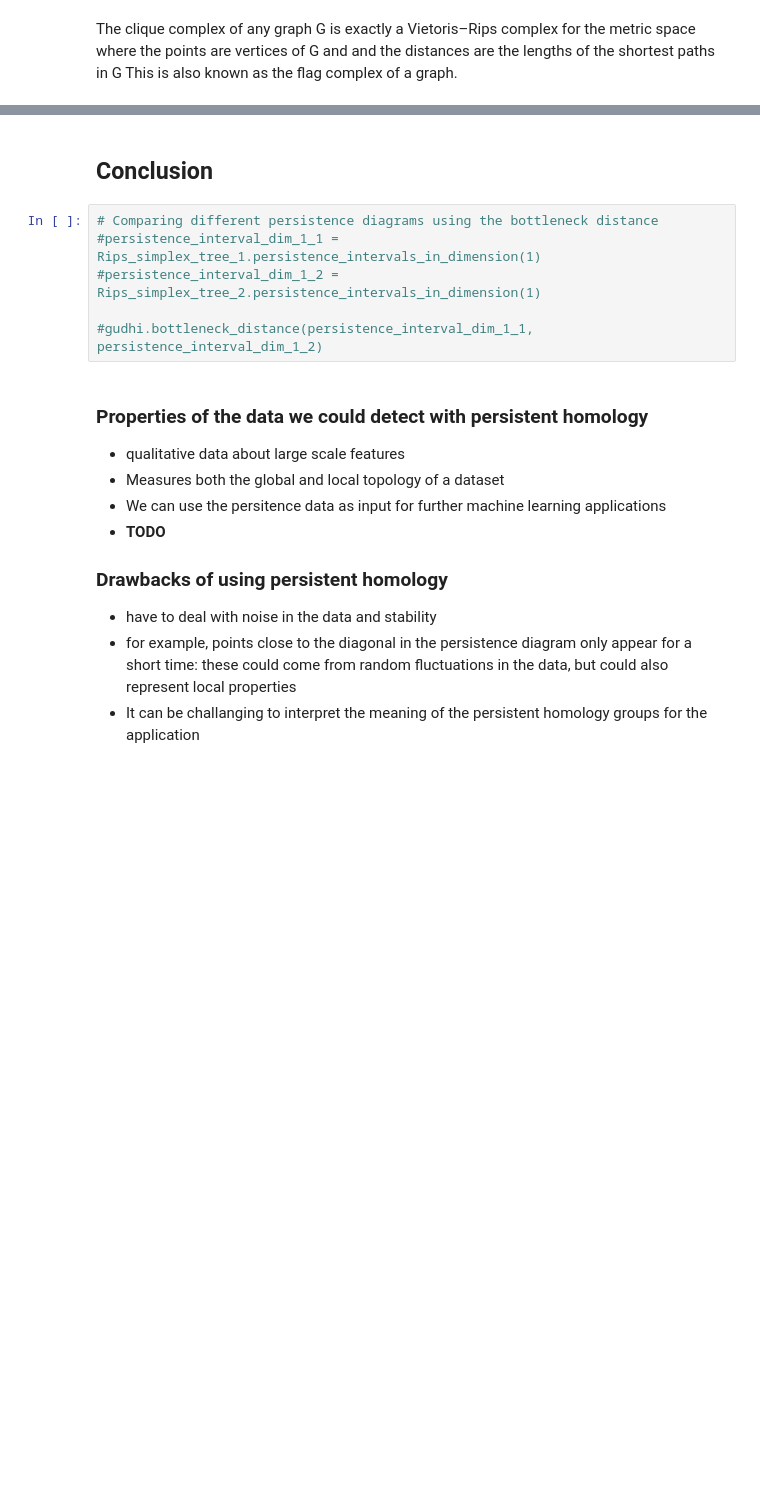
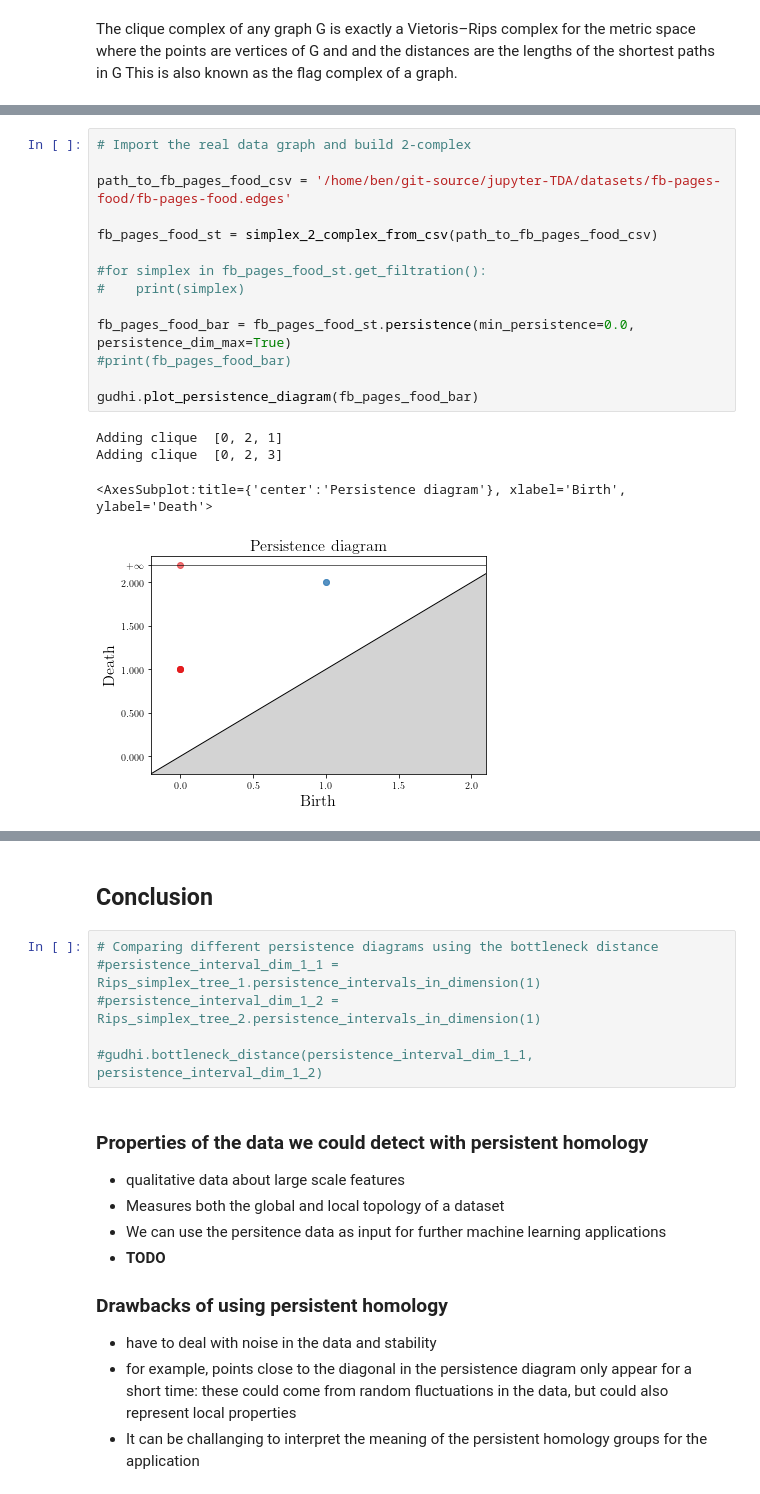
Before and after one commit to ben300694/jupyter-TDA, a Jupyter notebook: persistent_homology_15_min_intro.ipynb, the cells around one changed output, grey strips where cells are left out. Saved outputs shown, nothing was run; the diff lists cells and outputs as text; blank space fills up the shorter version.

```diff
--- a/persistent_homology_15_min_intro.ipynb
+++ b/persistent_homology_15_min_intro.ipynb
@@ -180 +230,20 @@ gudhi.plot_persistence_diagram(toy_bar)
+# %%
+# Import the real data graph and build 2-complex
+
+path_to_fb_pages_food_csv = '/home/ben/git-source/jupyter-TDA/datasets/fb-pages-food/fb-pages-food.edges'
+
+fb_pages_food_st = simplex_2_complex_from_csv(path_to_fb_pages_food_csv)
+
+#for simplex in fb_pages_food_st.get_filtration():
+#    print(simplex)
+
+fb_pages_food_bar = fb_pages_food_st.persistence(min_persistence=0.0, persistence_dim_max=True)
+#print(fb_pages_food_bar)
+
+gudhi.plot_persistence_diagram(fb_pages_food_bar)
+# %% [output]
+Adding clique  [0, 2, 1]
+Adding clique  [0, 2, 3]
+<AxesSubplot:title={'center':'Persistence diagram'}, xlabel='Birth', ylabel='Death'>
+[figure, added]
 # %%
```
Also changed, not shown: parts of 7 cells of this notebook.
